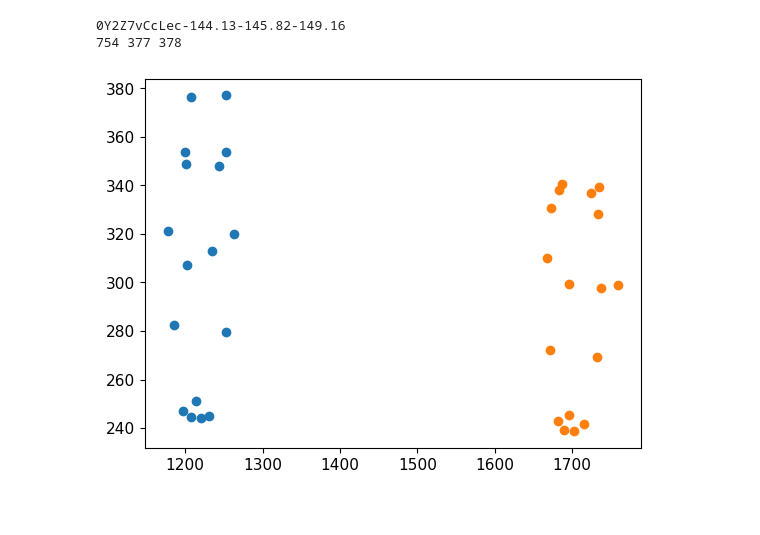
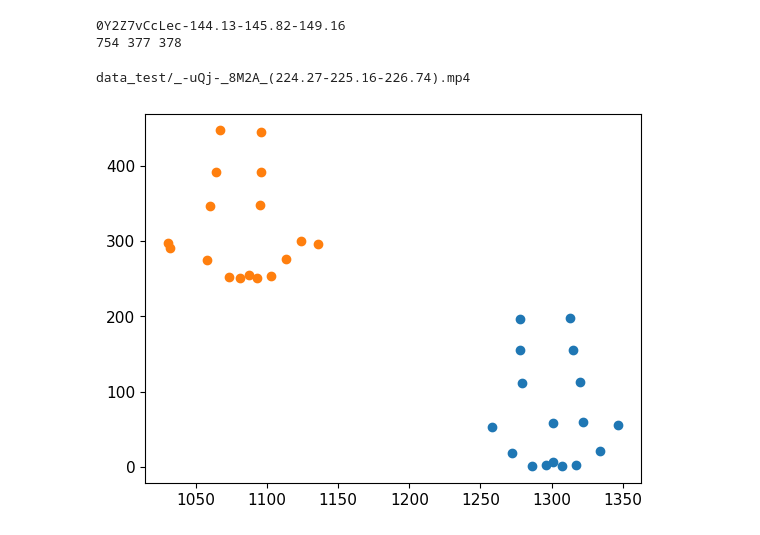
Before and after one commit to piz2a/yolov7-video, a Jupyter notebook: test.ipynb, the cells around one changed output. Cells and saved outputs as stored; diff of their text form; code cells hidden in the pictures.

```diff
--- a/test.ipynb
+++ b/test.ipynb
@@ -34,7 +34,7 @@ torch.__version__
 '2.1.2+cu118'
 # %%
 import pickle
-with open("../result.pickle", "rb") as f:
+with open("../result-person2.pickle", "rb") as f:
     result = pickle.load(f)
 len(result)
 # %% [output]
@@ -111,11 +112,13 @@ print(file_count, len(id_list), len(set(id_list))*2)
 # %%
 %matplotlib inline
 import matplotlib.pyplot as plt
 
-for people in result[0][1]:
+print(result[2][0])
+for people in result[2][1]:
     keypoint = people[0]
     plt.scatter(*zip(*keypoint))
 
 plt.show()
 # %% [output]
+data_test/_-uQj-_8M2A_(224.27-225.16-226.74).mp4
-[figure, old version]
+[figure, new version]
```
Also changed, not shown: parts of 1 cell of this notebook, 1 other file.
